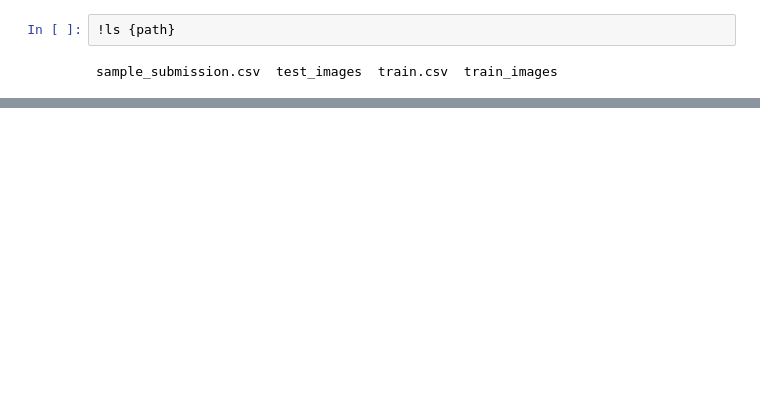
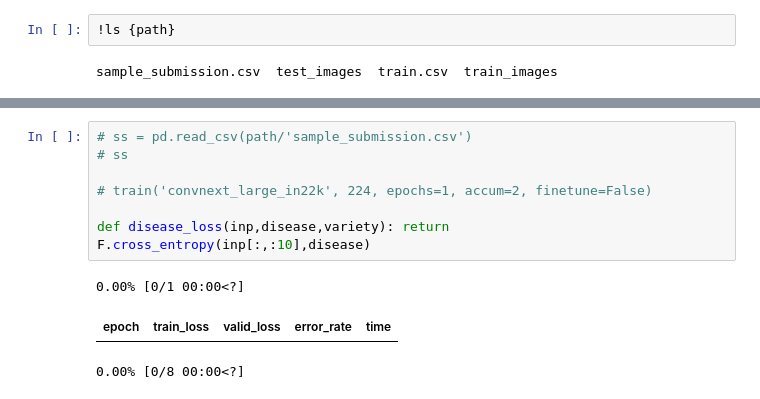
Before and after one commit to imsidharthj/Fastai, a Jupyter notebook: Fastai_chapter_6.ipynb, the cells around one changed output, grey strips where cells are left out. Cells and saved outputs as stored; diff of their text form; blank space fills up the shorter version.

```diff
--- a/Fastai_chapter_6.ipynb
+++ b/Fastai_chapter_6.ipynb
@@ -222,0 +194,11 @@ if not iskaggle:
+# %%
+# ss = pd.read_csv(path/'sample_submission.csv')
+# ss
+
+# train('convnext_large_in22k', 224, epochs=1, accum=2, finetune=False)
+
+def disease_loss(inp,disease,variety): return F.cross_entropy(inp[:,:10],disease)
+# %% [output]
+0.00% [0/1 00:00<?]
+| epoch | train_loss | valid_loss | error_rate | time |
+0.00% [0/8 00:00<?]
```
Also changed, not shown: parts of 44 cells of this notebook.
